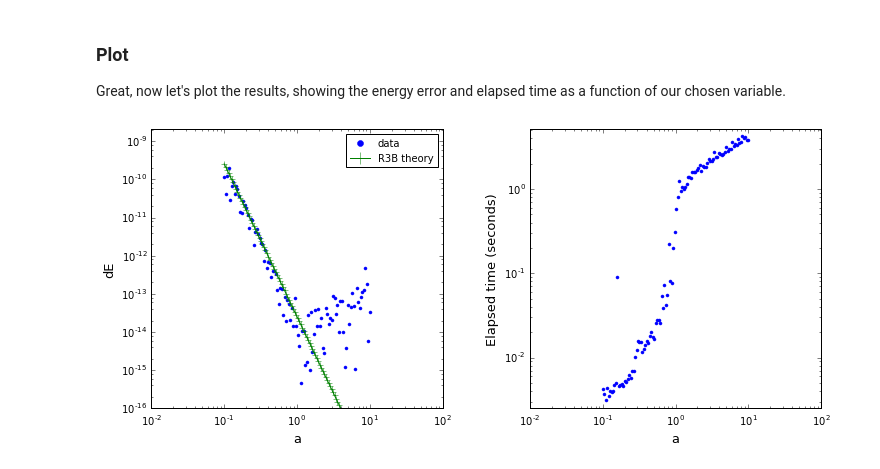
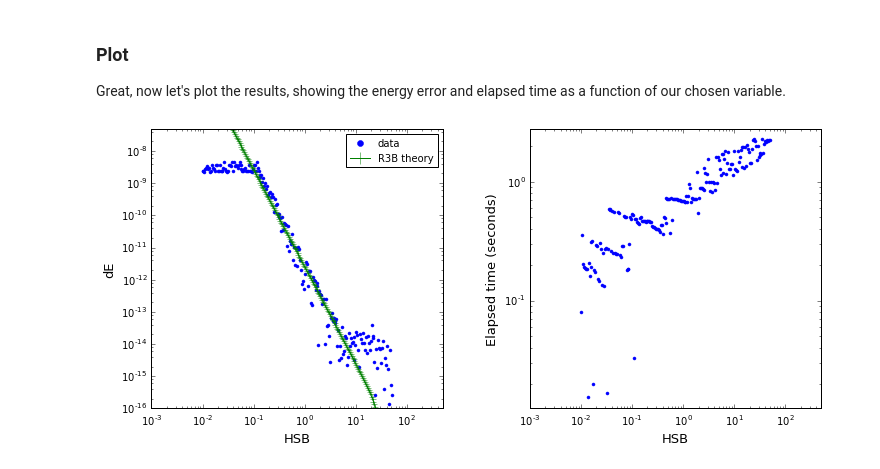
Before and after one commit to shangfei/rebound-sph, a Jupyter notebook: ipython_examples/HERMES_Error_Characterization.ipynb, the cells around one changed output. Cells and saved outputs as stored; diff of their text form; code cells hidden in the pictures.

```diff
--- a/ipython_examples/HERMES_Error_Characterization.ipynb
+++ b/ipython_examples/HERMES_Error_Characterization.ipynb
@@ -33,13 +33,13 @@ def theory(params, x_array, choice, scale_factor):
     theoretical = (term1 + term2 + term3)*tau2*scale_factor
     axes[0].plot(x_array, theoretical, '+-',label='R3B theory')
 # %%
-def problem(HSR, dt, a_p, theta):
+def problem(HSB, dt, a_p, theta):
     #initialize the simulation
     sim = rebound.Simulation()
 
     #integrator options
     sim.integrator = "hybarid"
-    sim.ri_hybarid.switch_radius = HSR
+    sim.ri_hybarid.switch_radius = HSB
     sim.ri_hybarid.CE_radius = 20.
     sim.dt = dt
     sim.testparticle_type = 1
@@ -58,7 +58,7 @@ def problem(HSR, dt, a_p, theta):
     sim.add(m=m_p,r=1.6e-4,a=a_p,e=0,inc=0.0001,f=0)
     sim.N_active = sim.N
 
-    #planetesimal
+    #planetesimal - for extreme 'a' values, vx, vy may need to be fiddled with..
     fac = 0.3
     if a_p < 1:
         fac = 0.7
@@ -67,8 +67,6 @@ def problem(HSR, dt, a_p, theta):
     f = rr*np.sin(theta)
     vy = np.sin(theta)*(2*sim.G*m_p/rr)**0.5 / a_p**fac
     vx = 1.2*np.cos(theta)*(2*sim.G*m_p/rr)**0.5 / a_p
-    #vy = 2*np.sin(theta)*(2*sim.G*m_p/rr)**0.5
-    #vx = 2*np.cos(theta)*(2*sim.G*m_p/rr)**0.5
     m_pl = 1e-8
     sim.add(m=m_pl,r=4e-5,a=sim.particles[sim.N_active-1].x+dr,f=f)
     sim.particles[sim.N-1].vx -= vx
@@ -85,6 +83,6 @@ def problem(HSR, dt, a_p, theta):
     dE = np.fabs(E1/E0)
 
     #recall time is in units of yr/2pi
-    return HSR, dt/(2*np.pi), a_p, dE, time, dE/np.fabs(E1), M, m_p, m_pl
+    return HSB, dt/(2*np.pi), a_p, dE, time, dE/np.fabs(E1), M, m_p, m_pl
 # %% [markdown]
 ### Choose Parameter Space
@@ -92,22 +90,22 @@ Now let's choose which variable we're investigating, either $dt$ or $HSR$, and s
 # %%
-choice = "a"     #can be "HSR", "dt", or "a"
-n_runs = 100       #number of searches in the parameter space
+choice = "HSB"     #can be "HSB", "dt", or "a"
+n_runs = 200       #number of searches in the parameter space
 
 #set up parameter space
 ones = np.ones(n_runs)
-if choice == "HSR":
+if choice == "HSB":
     dt = 1e-3*ones
-    HSR = np.logspace(-2,1.7,n_runs)
+    HSB = np.logspace(-2,1.7,n_runs)
     a = ones
 elif choice == "dt":
-    HSR = 6*ones
+    HSB = 6*ones
     dt = np.logspace(-5,0,n_runs)
     a = ones
 elif choice == "a":
-    HSR = 6*ones
+    HSB = 6*ones
     dt = 1e-3*ones
     a = np.logspace(-1,1,n_runs)
-params = zip(HSR,dt,a,np.random.random(n_runs)*np.pi)
+params = zip(HSB,dt,a,np.random.random(n_runs)*np.pi)
 # %% [markdown]
 ### Calculate
 Calculate the results. This might take a minute or two.
@@ -124,39 +122,39 @@ if __name__== '__main__':
     results.append(pool.map(execute, params))
     pool.close()
     pool.join()
-    data = pd.DataFrame(results[0],columns=["HSR","dt","a","dE","time","scale_factor","M","m_p","m_pl"])
+    data = pd.DataFrame(results[0],columns=["HSB","dt","a","dE","time","scale_factor","M","m_p","m_pl"])
 # %% [markdown]
 ### Plot
 Great, now let's plot the results, showing the energy error and elapsed time as a function of our chosen variable.
 # %%
 import matplotlib.pyplot as plt
 %matplotlib inline
 
-if choice == "HSR":
-    x = data["HSR"]
+if choice == "HSB":
+    x = data["HSB"]
     SS_params = data.loc[0,["dt","a","M","m_p","m_pl"]].values
 elif choice == "dt":
     x = data["dt"]
-    SS_params = data.loc[0,["HSR","a","M","m_p","m_pl"]].values
+    SS_params = data.loc[0,["HSB","a","M","m_p","m_pl"]].values
 elif choice == "a":
     x = data["a"]
-    SS_params = data.loc[0,["HSR","dt","M","m_p","m_pl"]].values
+    SS_params = data.loc[0,["HSB","dt","M","m_p","m_pl"]].values
 
 fig, axes = plt.subplots(nrows=1, ncols=2, sharex=True, figsize=(12,5))
 plt.subplots_adjust(wspace=0.3)
 axes[0].plot(x,data["dE"],'.',label="data")
 axes[0].set_ylim([1e-16,10*max(data["dE"])])
 axes[0].set_xlim([min(x)/10., max(x)*10])
 axes[0].set_xlabel(choice,fontsize=13)
 axes[0].set_ylabel('dE',fontsize=13)
 axes[0].set_yscale('log')
 axes[0].set_xscale('log')
 theory(SS_params,x,choice,data["scale_factor"].mean())
 axes[0].legend(loc='upper right',prop={'size':10}, numpoints=1, markerscale=2)
 axes[1].plot(x,data["time"],'.')
 axes[1].set_ylim([0.8*data["time"].min(),1.2*data["time"].max()])
 axes[1].set_xlabel(choice,fontsize=13)
 axes[1].set_ylabel('Elapsed time (seconds)',fontsize=13)
 axes[1].set_yscale('log')
 # %% [output]
-[figure, old version]
+[figure, new version]
```
Also changed, not shown: parts of 12 cells of this notebook, 6 other files.
